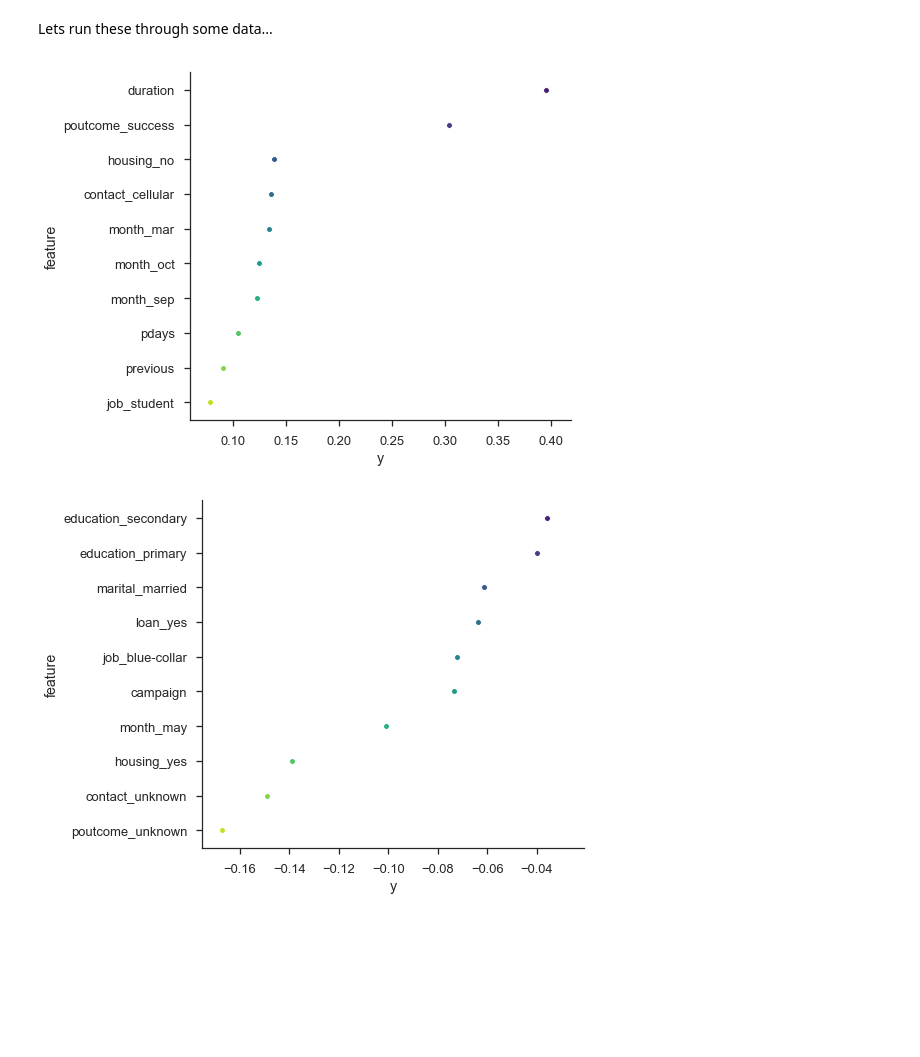
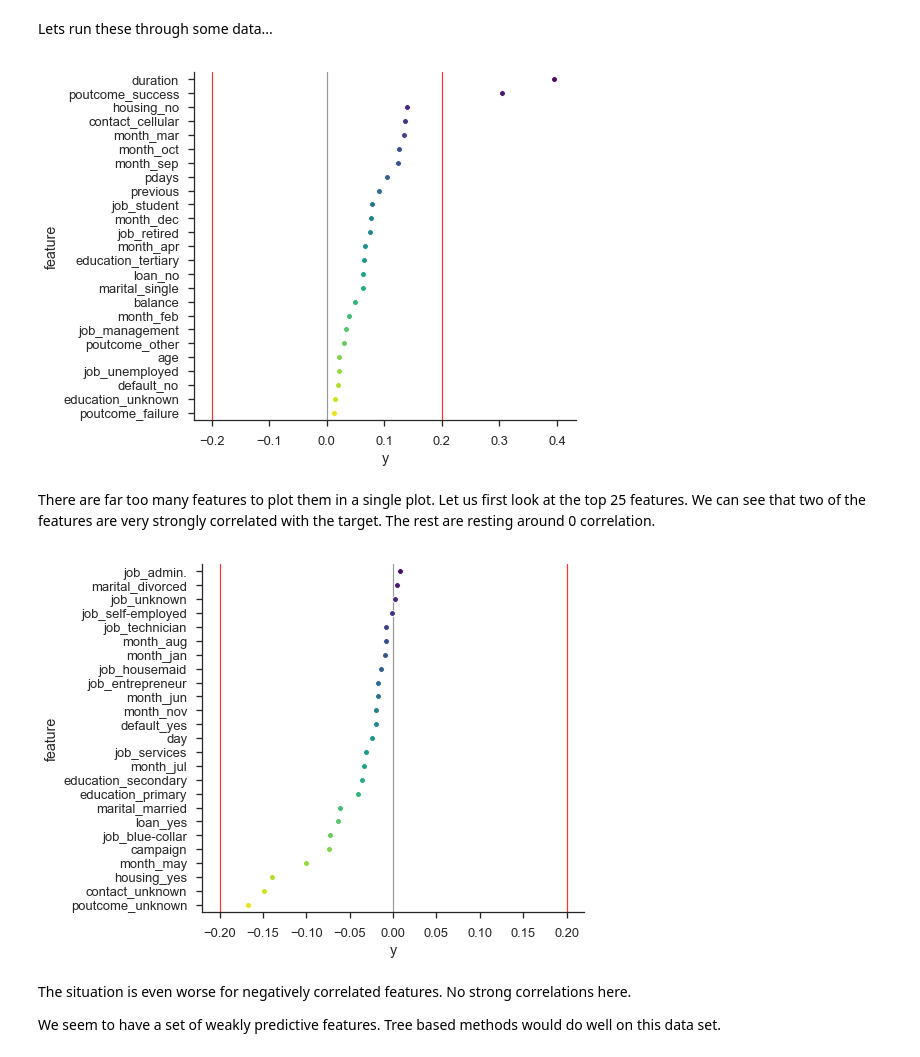
Before and after one commit to pgurazada/Talks, a Jupyter notebook: odsc-annual-2018/odsc-presentation.ipynb, the cells around one changed output. Cells and saved outputs as stored; diff of their text form; code cells hidden in the pictures; blank space fills up the shorter version.

```diff
--- a/odsc-annual-2018/odsc-presentation.ipynb
+++ b/odsc-annual-2018/odsc-presentation.ipynb
@@ -169,7 +269,9 @@ plot_cdf_and_normal(data_df=X_train,
 # %%
-# Apply Yeo - Johnson transformation
+# Apply Yeo - Johnson transformation using the PowerTransformer class in scikit
 
-X_train['TotalCharges_YJ'] = power_transform(X_train['TotalCharges'].values.reshape(-1,1))
+yj_pt = PowerTransformer(method='yeo-johnson')
+
+X_train['TotalCharges_YJ'] = yj_pt.fit_transform(X_train['TotalCharges'].values.reshape(-1,1))
 # %% [markdown]
 Lets see how things work out...
 # %%
@@ -323,6 +502,12 @@ def compute_correlations(X_train_df, y_train_df, label_col_str):
 # %%
 def plot_correlations(correlation_df, feature_str, label_str):
+
     g = sns.PairGrid(correlation_df, x_vars=label_str, y_vars=feature_str,
                      size=6, aspect=1.1)
+
     g.map(sns.stripplot, palette="viridis",
           size=6, orient='h', linewidth=1, edgecolor="white")
+
+    plt.axvline(x=0, color='gray', alpha=0.8, linewidth=1.2)
+    plt.axvline(x=.2, color='red', alpha=0.8, linewidth=1.2)
+    plt.axvline(x=-.2, color='red', alpha=0.8, linewidth=1.2)
@@ -346,11 +539,17 @@ y_train_df = pd.DataFrame(y_train.apply(lambda x: int(x == 'yes')),
 # %%
 corr_df = compute_correlations(X_train, y_train_df, 'y')
 # %%
-plot_correlations(corr_df.head(10), feature_str='feature', label_str='y')
+plot_correlations(corr_df.head(25), feature_str='feature', label_str='y')
 # %% [output]
-[figure, old version]
+[figure, new version]
+# %% [markdown]
+There are far too many features to plot them in a single plot. Let us first look at the top 25 features. We can see that two of the features are very strongly correlated with the target. The rest are resting around 0 correlation.
 # %%
-plot_correlations(corr_df.tail(10), feature_str='feature', label_str='y')
+plot_correlations(corr_df.tail(25), feature_str='feature', label_str='y')
 # %% [output]
-[figure, old version]
+[figure, new version]
+# %% [markdown]
+The situation is even worse for negatively correlated features. No strong correlations here.
+
+We seem to have a set of weakly predictive features. Tree based methods would do well on this data set.
 # %% [markdown]
```
Also changed, not shown: parts of 40 cells of this notebook, 4 other files.
